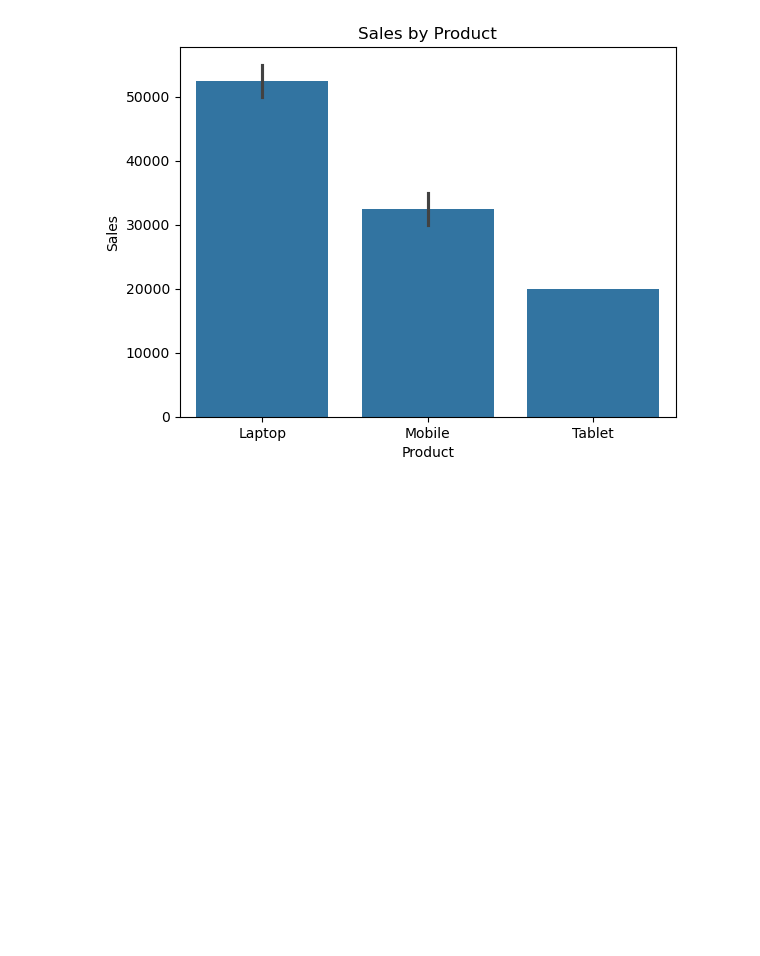
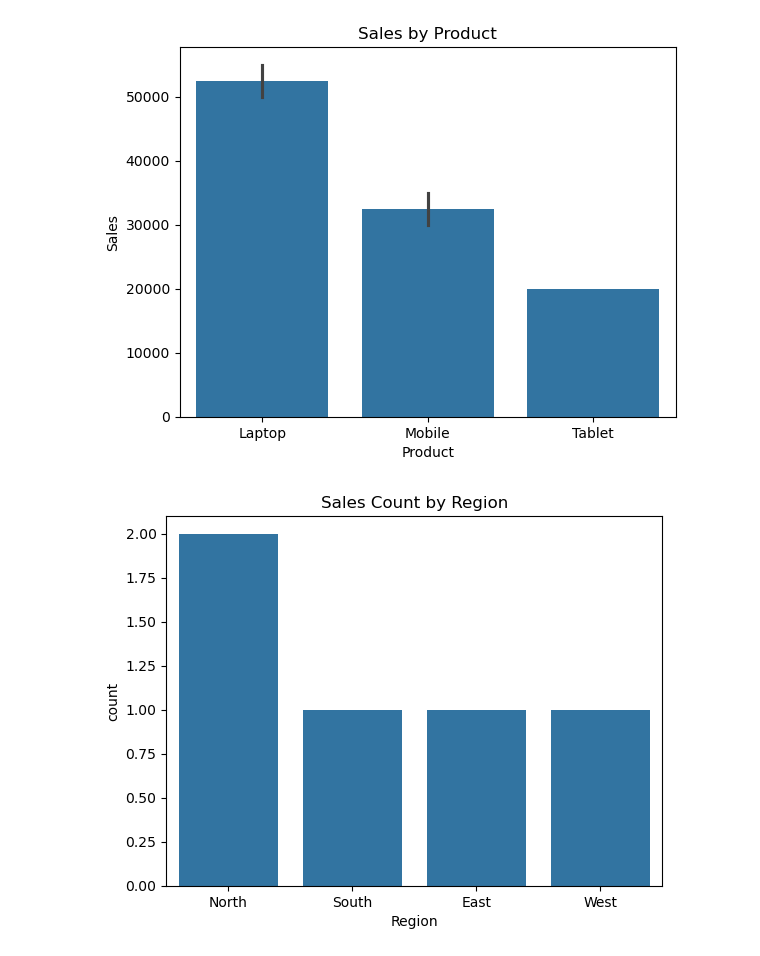
Before and after one commit to sakshi07bhosale/Data-Science, a Jupyter notebook: Day5/Sale_Data.ipynb, the cells around one changed output. Cells and saved outputs as stored; diff of their text form; code cells hidden in the pictures; blank space fills up the shorter version.

Commit message:
Countplot created using python

```diff
--- a/Day5/Sale_Data.ipynb
+++ b/Day5/Sale_Data.ipynb
@@ -18,3 +18,10 @@ plt.title("Sales by Product")
 plt.show()
 # %% [output]
 [figure]
+# %%
+# Countplot (Region distribution)
+sns.countplot(x="Region", data=df)
+plt.title("Sales Count by Region")
+plt.show()
+# %% [output]
+[figure, added]
```
